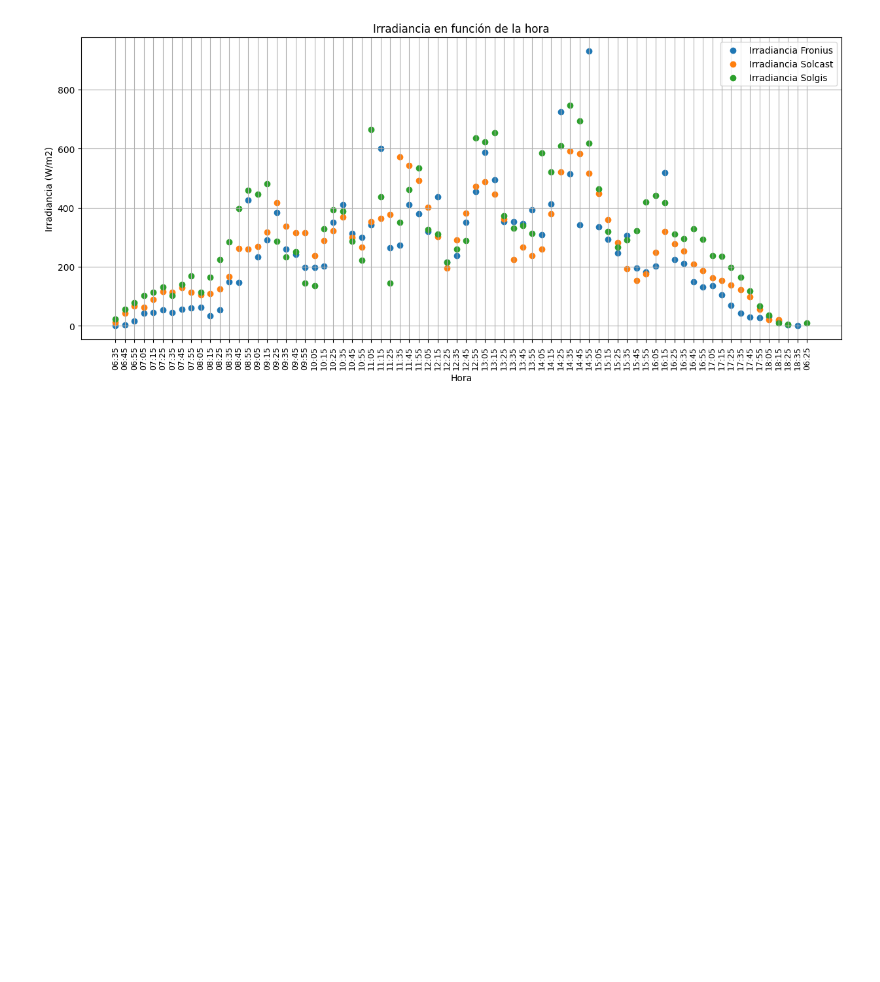
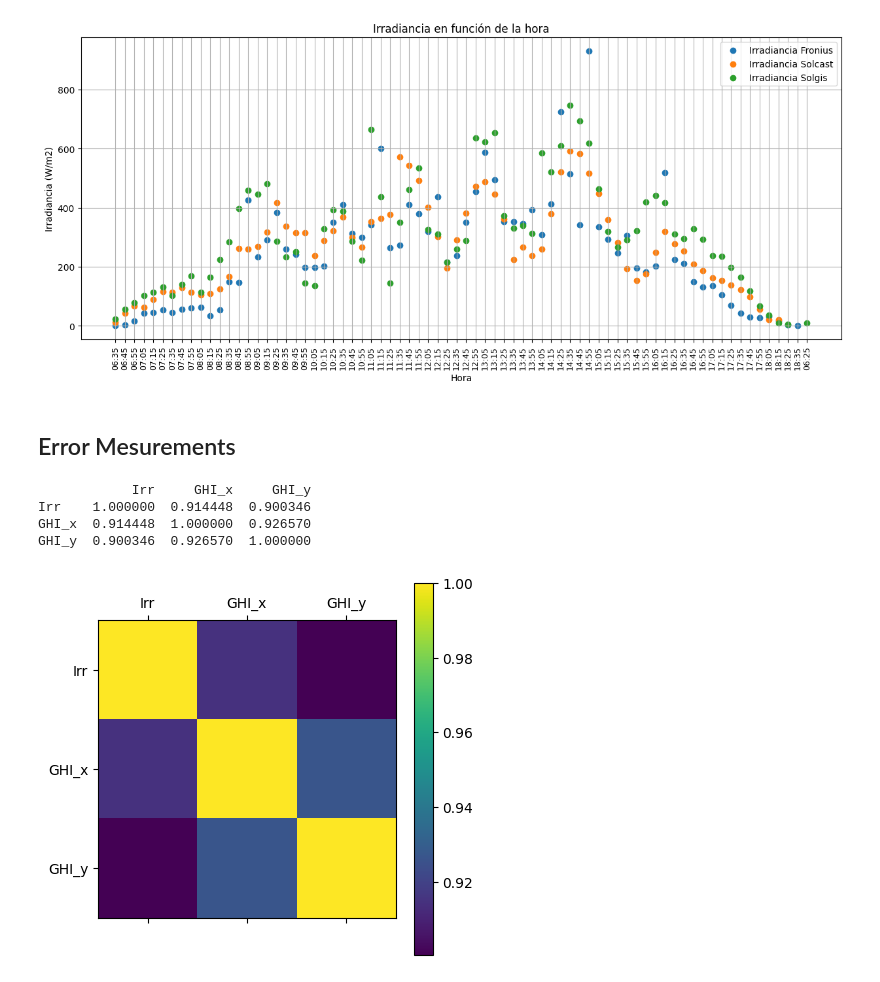
Before and after one commit to GustavoUNAL/Solar-1.233102--77.292833-, a Jupyter notebook: Notebooks/02-2023/solcast_13-02-2023.ipynb, the cells around one changed output. Saved outputs shown, nothing was run; the diff lists cells and outputs as text; code cells hidden in the pictures; blank space fills up the shorter version.

Commit message:
validaciones entre DB

```diff
--- a/Notebooks/02-2023/solcast_13-02-2023.ipynb
+++ b/Notebooks/02-2023/solcast_13-02-2023.ipynb
@@ -345,3 +345,33 @@ plt.legend()
 plt.show()
 # %% [output]
 [figure]
+# %% [markdown]
+## Error Mesurements
+# %%
+# Combina los DataFrames en uno solo
+df_combined = pd.merge(new_df_SVF, new_df_solcast, left_on='Hora', right_on='Time')
+df_combined = pd.merge(df_combined, df_solargis, left_on='Hora', right_on='Time')
+# print(df_combined.head())
+
+# imprime en una lista cada columna del DataFrame
+# print(df_combined.columns)
+
+# Calcula la correlación entre las columnas: 'Irr' 'GHI_x'  'GHI_y'
+
+correlation_matrix = df_combined[['Irr', 'GHI_x', 'GHI_y']].corr()
+
+# Imprime la matriz de correlación
+print(correlation_matrix)
+
+# Graficar la correlación entre las columnas: 'Irr' 'GHI_x'  'GHI_y'
+plt.matshow(correlation_matrix)
+plt.xticks(range(len(correlation_matrix.columns)), correlation_matrix.columns)
+plt.yticks(range(len(correlation_matrix.columns)), correlation_matrix.columns)
+plt.colorbar()
+plt.show()
+# %% [output]
+            Irr     GHI_x     GHI_y
+Irr    1.000000  0.914448  0.900346
+GHI_x  0.914448  1.000000  0.926570
+GHI_y  0.900346  0.926570  1.000000
+[figure, added]
```
Also changed, not shown: parts of 8 cells of this notebook.
